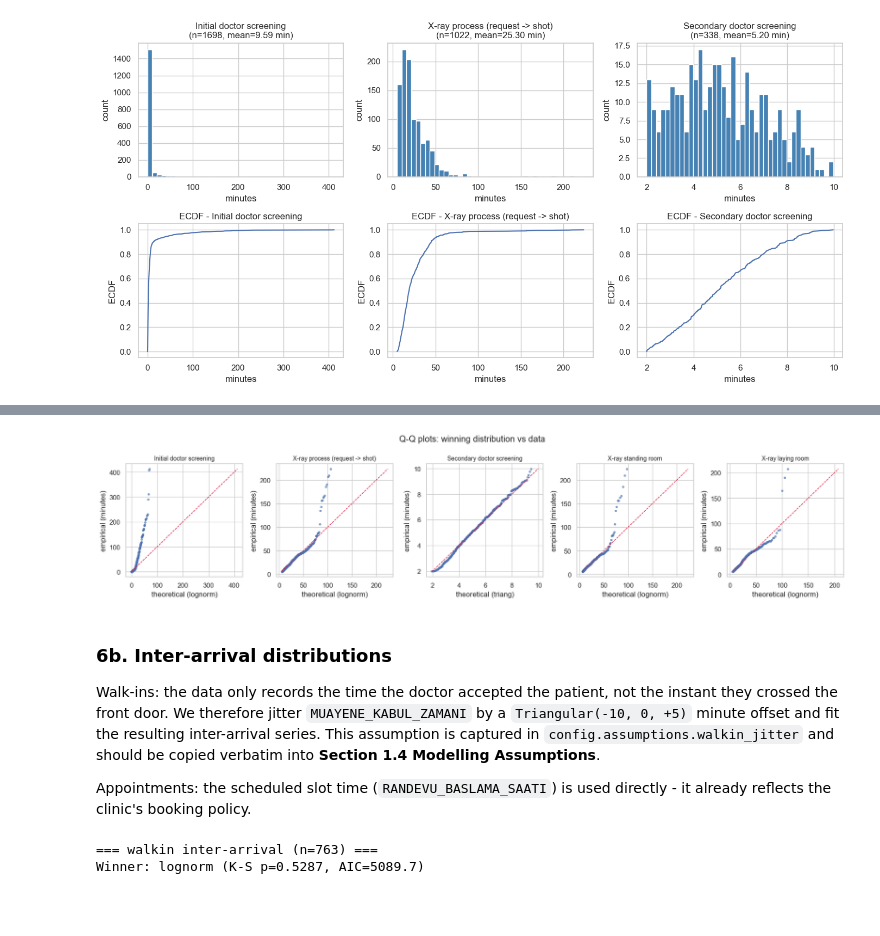
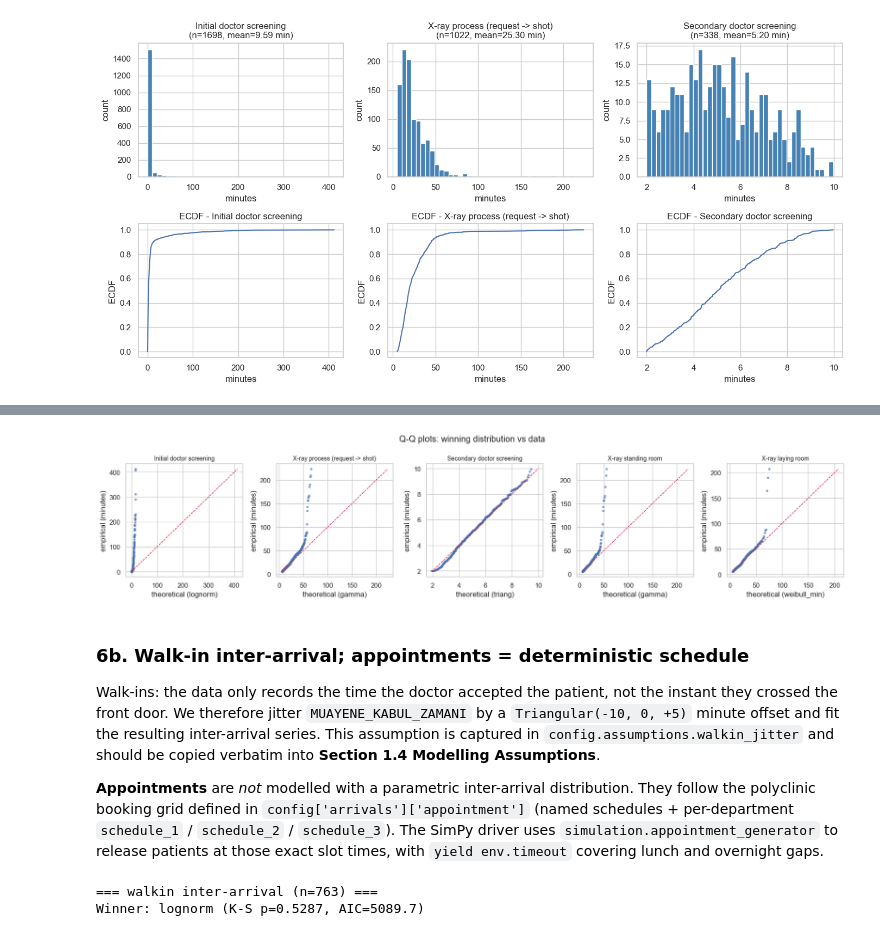
Before and after one commit to yilmazta/Simulation, a Jupyter notebook: analysis.ipynb, the cells around one changed output, grey strips where cells are left out. Saved outputs shown, nothing was run; the diff lists cells and outputs as text; code cells hidden in the pictures; blank space fills up the shorter version.

```diff
--- a/analysis.ipynb
+++ b/analysis.ipynb
@@ -356,16 +387,24 @@ def fit_and_report(samples: np.ndarray, label: str):
 
 
 service_fits = {}
+iqr_service_report = []
 for col, title in service_vars.items():
-    samples = df[col].dropna().to_numpy()
+    raw_samples = df[col].dropna().to_numpy()
+    samples, iqr_meta = dp.apply_iqr_filter(raw_samples)
+    iqr_service_report.append({"variable": col, **iqr_meta})
+    print(f"{title}: raw n={iqr_meta['n_before']}, after IQR n={iqr_meta['n_after']}, dropped {iqr_meta['n_before'] - iqr_meta['n_after']}")
     table, winner = fit_and_report(samples, title)
-    service_fits[col] = {"table": table, "winner": winner}
+    service_fits[col] = {"table": table, "winner": winner, "n_raw": len(raw_samples), "iqr": iqr_meta}
     display(table)
+
+pd.DataFrame(iqr_service_report).to_csv(OUT_DIR / "iqr_service_times.csv", index=False)
 
 xray_room_samples = dp.xray_samples_by_room(df)
 xray_room_fits = {}
-for room, samples in xray_room_samples.items():
+for room, raw_arr in xray_room_samples.items():
+    samples, iqr_meta = dp.apply_iqr_filter(raw_arr)
+    print(f"xray {room}: raw n={iqr_meta['n_before']}, after IQR n={iqr_meta['n_after']}")
     table, winner = fit_and_report(samples, f"xray {room} room")
-    xray_room_fits[room] = {"table": table, "winner": winner}
+    xray_room_fits[room] = {"table": table, "winner": winner, "n_raw": len(raw_arr), "iqr": iqr_meta}
     display(table)
 # %% [output]
@@ -417,34 +461,36 @@ Winner: lognorm (K-S p=0.06187, AIC=3561.0)
 # %%
 qq_panels: list[tuple[np.ndarray, dict, str]] = []
 for col, title in service_vars.items():
-    qq_panels.append((df[col].dropna().to_numpy(), service_fits[col]["winner"], title))
+    emp, _ = dp.apply_iqr_filter(df[col].dropna().to_numpy())
+    qq_panels.append((emp, service_fits[col]["winner"], title))
 for room, fit in xray_room_fits.items():
-    qq_panels.append((xray_room_samples[room], fit["winner"], f"X-ray {room} room"))
+    emp, _ = dp.apply_iqr_filter(xray_room_samples[room])
+    qq_panels.append((emp, fit["winner"], f"X-ray {room} room"))
 
 ncols = len(qq_panels)
 fig, axes = plt.subplots(1, ncols, figsize=(3.5 * ncols, 4))
 for ax, (samples, winner, title) in zip(axes, qq_panels):
     dist = getattr(stats, winner["dist"])
     theoretical = dist.ppf(np.linspace(0.01, 0.99, len(samples)), *winner["params"])
     empirical = np.sort(samples)
     ax.scatter(theoretical, empirical, s=8, alpha=0.6)
     lims = [min(theoretical.min(), empirical.min()), max(theoretical.max(), empirical.max())]
     ax.plot(lims, lims, color="crimson", linestyle="--", linewidth=1)
     ax.set_xlabel(f"theoretical ({winner['dist']})")
     ax.set_ylabel("empirical (minutes)")
     ax.set_title(title, fontsize=10)
 fig.suptitle("Q-Q plots: winning distribution vs data")
 fig.tight_layout()
 fig.savefig(OUT_DIR / "qq_service_times.png", dpi=150)
 plt.show()
 # %% [output]
-[figure, old version]
+[figure, new version]
 # %% [markdown]
-### 6b. Inter-arrival distributions
+### 6b. Walk-in inter-arrival; appointments = deterministic schedule
 
 Walk-ins: the data only records the time the doctor accepted the patient, not the instant they crossed the front door. We therefore jitter `MUAYENE_KABUL_ZAMANI` by a `Triangular(-10, 0, +5)` minute offset and fit the resulting inter-arrival series. This assumption is captured in `config.assumptions.walkin_jitter` and should be copied verbatim into **Section 1.4 Modelling Assumptions**.
 
-Appointments: the scheduled slot time (`RANDEVU_BASLAMA_SAATI`) is used directly - it already reflects the clinic's booking policy.
+**Appointments** are *not* modelled with a parametric inter-arrival distribution. They follow the polyclinic booking grid defined in `config['arrivals']['appointment']` (named schedules + per-department `schedule_1` / `schedule_2` / `schedule_3`). The SimPy driver uses `simulation.appointment_generator` to release patients at those exact slot times, with `yield env.timeout` covering lunch and overnight gaps.
 # %%
 walkin_df = df[df["patient_type"] == "walkin"].copy()
 jitter = stats.triang(c=(0 - (-10)) / (5 - (-10)), loc=-10, scale=15).rvs(size=len(walkin_df), random_state=RNG)
```
Also changed, not shown: parts of 7 cells of this notebook, 11 other files.
